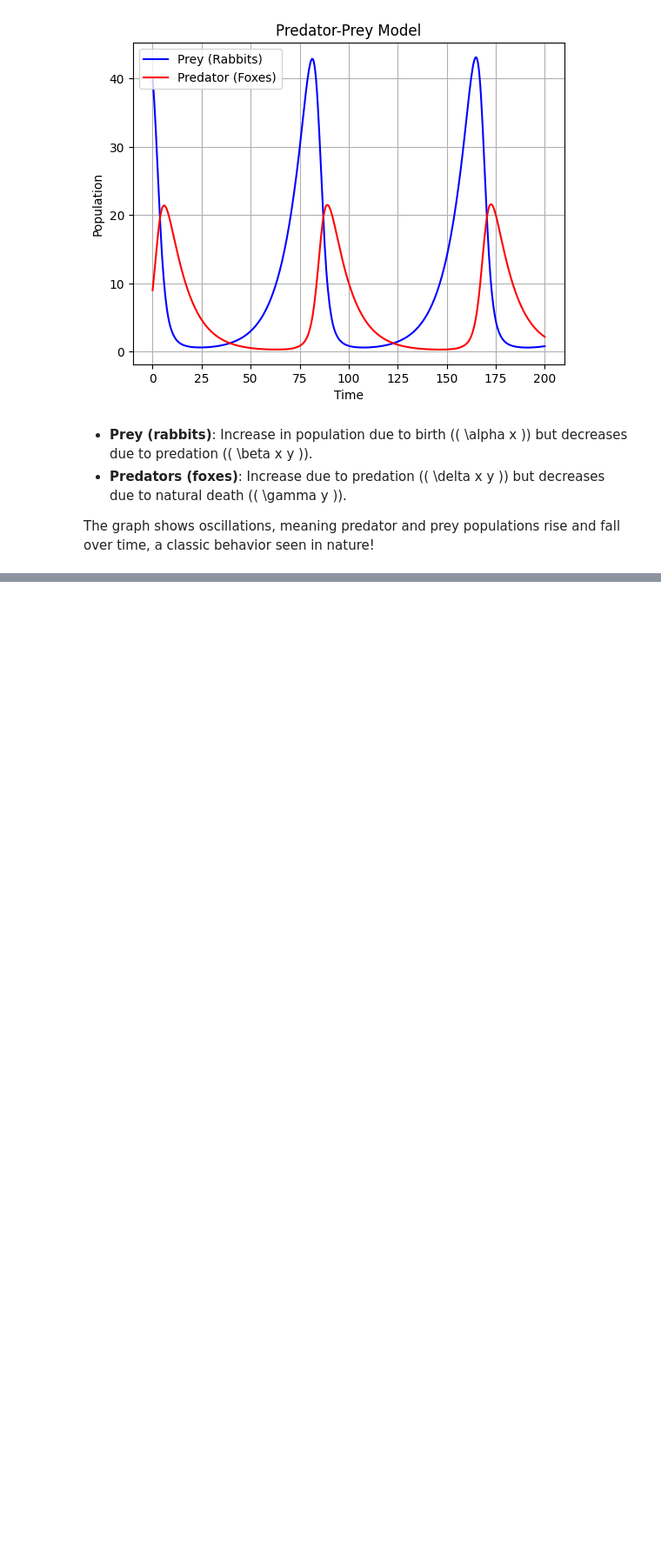
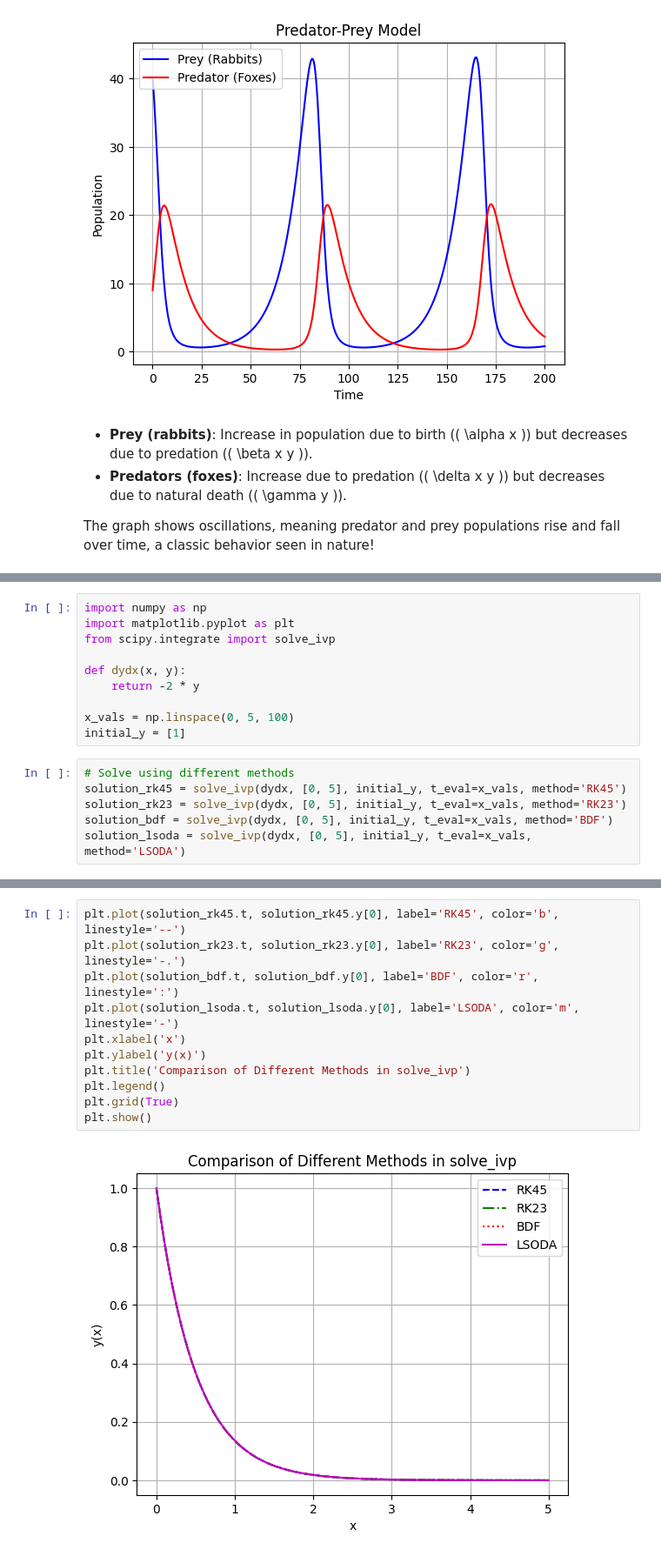
Before and after one commit to rubydamodar/SciPyMastery-From-Basics-to-Breakthroughs, a Jupyter notebook: Beginner Level/SCIPY-INTEGERATE.ipynb, the cells around one changed output, grey strips where cells are left out. Shown at 87% size. Cells and saved outputs as stored; diff of their text form; blank space fills up the shorter version.

```diff
--- a/Beginner Level/SCIPY-INTEGERATE.ipynb
+++ b/Beginner Level/SCIPY-INTEGERATE.ipynb
@@ -315,0 +334,16 @@ The graph shows oscillations, meaning predator and prey populations rise and fal
+# %%
+import numpy as np
+import matplotlib.pyplot as plt
+from scipy.integrate import solve_ivp
+
+def dydx(x, y):
+    return -2 * y
+
+x_vals = np.linspace(0, 5, 100)
+initial_y = [1]
+# %%
+# Solve using different methods
+solution_rk45 = solve_ivp(dydx, [0, 5], initial_y, t_eval=x_vals, method='RK45')
+solution_rk23 = solve_ivp(dydx, [0, 5], initial_y, t_eval=x_vals, method='RK23')
+solution_bdf = solve_ivp(dydx, [0, 5], initial_y, t_eval=x_vals, method='BDF')
+solution_lsoda = solve_ivp(dydx, [0, 5], initial_y, t_eval=x_vals, method='LSODA')
@@ -315,0 +373,13 @@ The graph shows oscillations, meaning predator and prey populations rise and fal
+# %%
+plt.plot(solution_rk45.t, solution_rk45.y[0], label='RK45', color='b', linestyle='--')
+plt.plot(solution_rk23.t, solution_rk23.y[0], label='RK23', color='g', linestyle='-.')
+plt.plot(solution_bdf.t, solution_bdf.y[0], label='BDF', color='r', linestyle=':')
+plt.plot(solution_lsoda.t, solution_lsoda.y[0], label='LSODA', color='m', linestyle='-')
+plt.xlabel('x')
+plt.ylabel('y(x)')
+plt.title('Comparison of Different Methods in solve_ivp')
+plt.legend()
+plt.grid(True)
+plt.show()
+# %% [output]
+[figure, added]
```
Also changed, not shown: parts of 3 cells of this notebook.
